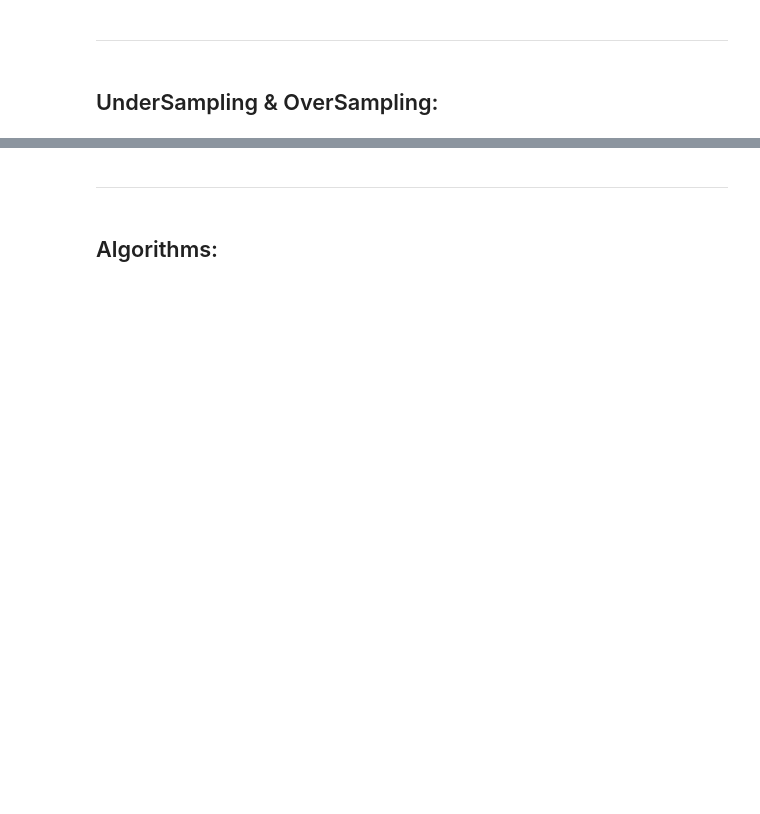
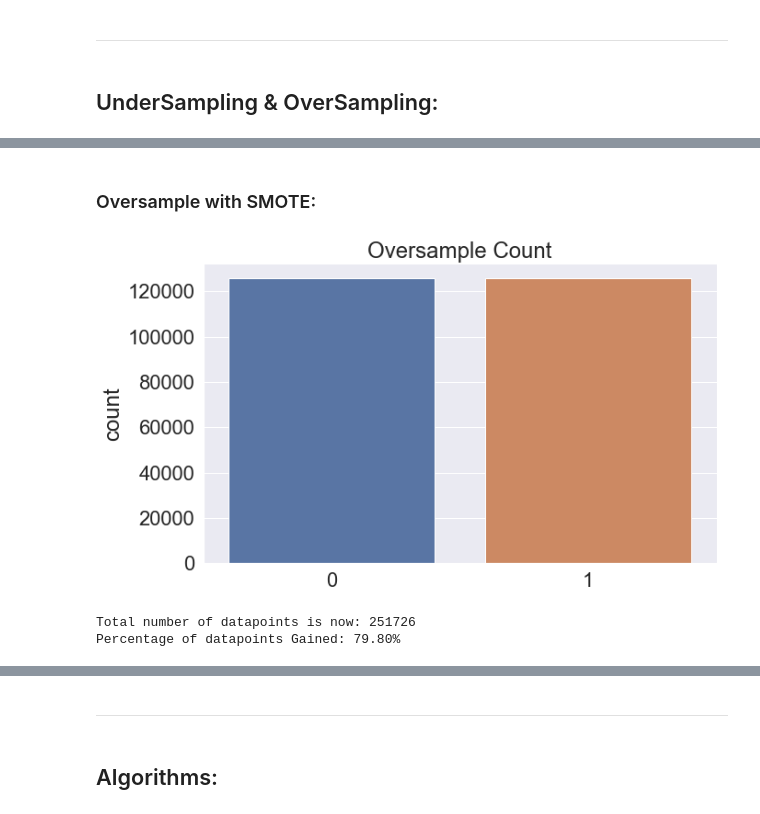
Before and after one commit to Doc1Ft/santander-customer-transaction-prediction, a Jupyter notebook: notebooks/Mike_Notebooks/Final_Notebook_Draft.ipynb, the cells around one changed output, grey strips where cells are left out. Saved outputs shown, nothing was run; the diff lists cells and outputs as text; code cells hidden in the pictures; blank space fills up the shorter version.

```diff
--- a/notebooks/Mike_Notebooks/Final_Notebook_Draft.ipynb
+++ b/notebooks/Mike_Notebooks/Final_Notebook_Draft.ipynb
@@ -653,0 +818,19 @@ plt.legend(); plt.show()
+# %% [markdown]
+### Oversample with SMOTE:
+# %%
+# Use X_train data from earlier to Undersample
+smote = SMOTE(sampling_strategy="minority") # We only want to increase the minority class
+X_train_sm, y_train_sm = smote.fit_sample(X_train, y_train)
+# %%
+fig, ax = plt.subplots(figsize=(10,6))
+sns.countplot(x=y_train_sm, ax=ax)
+ax.set_title("Oversample Count")
+plt.show()
+# %% [output]
+[figure, added]
+# %%
+print("Total number of datapoints is now: {0}".format(len(X_train_sm)))
+print("Percentage of datapoints Gained: {0:.2%}".format((len(X_train_sm) - len(X_train))/len(X_train)))
+# %% [output]
+Total number of datapoints is now: 251726
+Percentage of datapoints Gained: 79.80%
```
Also changed, not shown: parts of 33 cells of this notebook, 1 other file.
